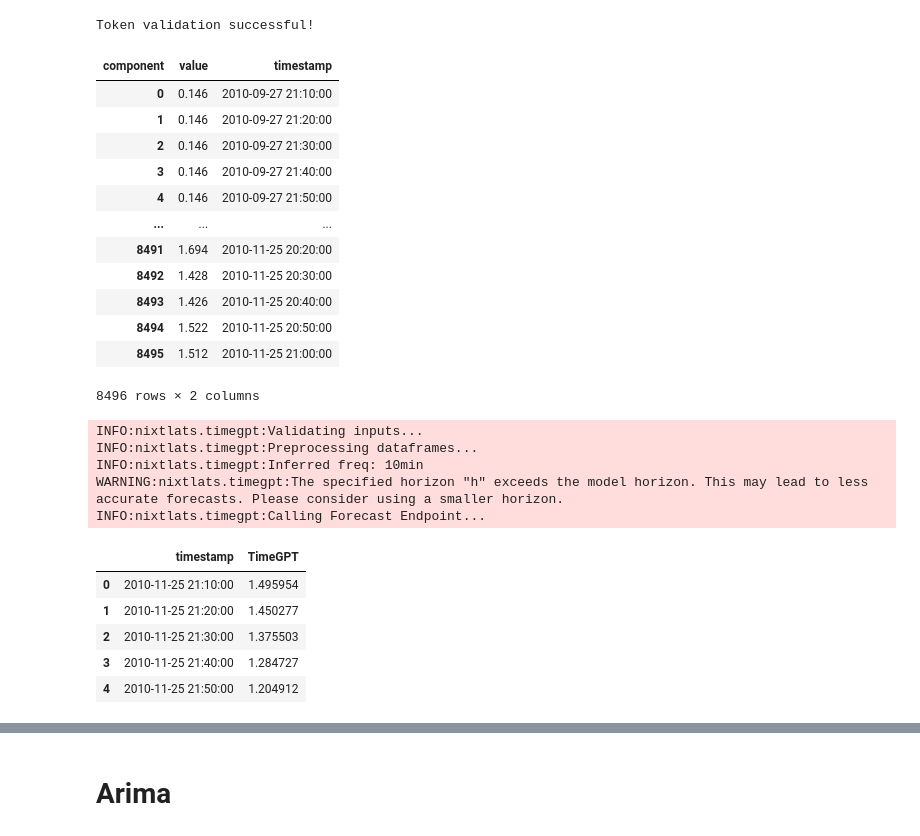
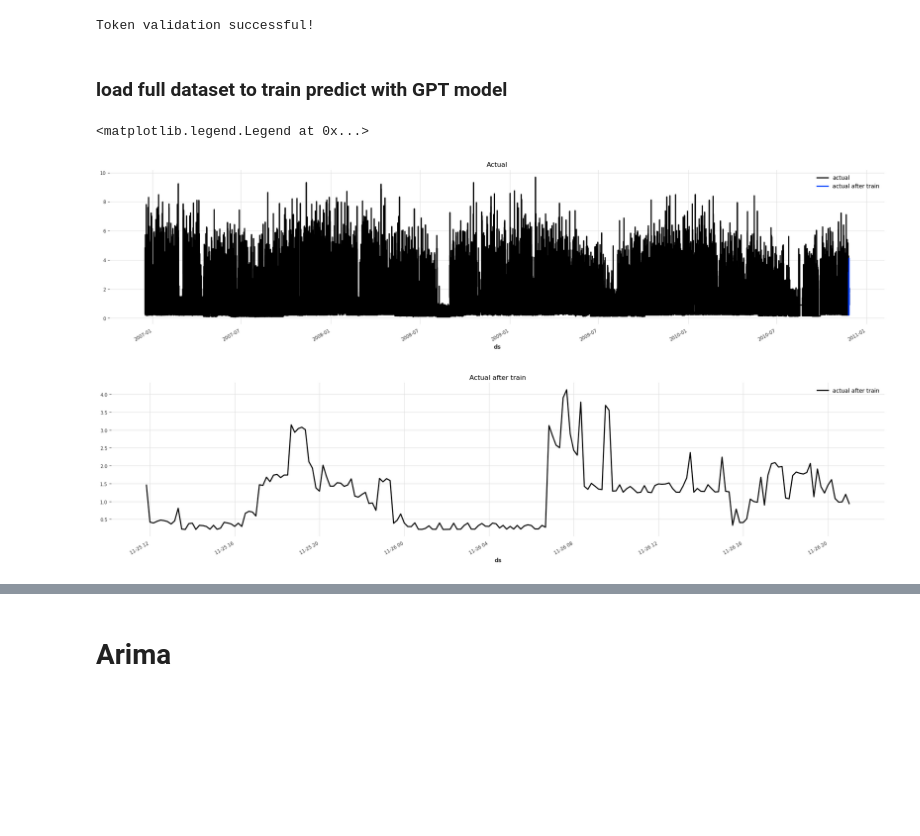
Before and after one commit to kosmydel/stock-timeseries-prediction, a Jupyter notebook: electricity.ipynb, the cells around one changed output, grey strips where cells are left out. Cells and saved outputs as stored; diff of their text form; code cells hidden in the pictures; blank space fills up the shorter version.

Commit message:
timeGPT experiments

```diff
--- a/electricity.ipynb
+++ b/electricity.ipynb
@@ -158,4 +174,29 @@ else:
 # %% [output]
 INFO:nixtlats.timegpt:Happy Forecasting! :), If you have questions or need support, please email ops@nixtla.io
 Token validation successful!
+# %% [markdown]
+### load full dataset to train predict with GPT model
+# %%
+series = TimeSeries.from_dataframe(df, time_col='ds', value_cols='Global_active_power', fill_missing_dates=True, freq=None)
+series = series.resample('10min', method='pad')
+
+train, val = series.split_after((len(series) - 200) / len(series))
+series_after_train = series.slice_intersect(val)
+# %%
+# plot the series and series_after_train
+plt.figure(figsize=(25,5))
+series.plot(label="actual")
+series_after_train.plot(label="actual after train")
+plt.title("Actual")
+plt.legend()
+
+# plot series_after_train
+plt.figure(figsize=(25,5))
+series_after_train.plot(label="actual after train")
+plt.title("Actual after train")
+plt.legend()
+# %% [output]
+<matplotlib.legend.Legend at 0x...>
+[figure, added]
+[figure, added]
 # %%
@@ -170,36 +212,3 @@ train_df = train_df.rename(columns={'Global_active_power': 'value'})
 
 # drop index
 train_df = train_df.reset_index(drop=True)
-# %%
-train_df
-# %% [output]
-| component | value | timestamp |
-| 0 | 0.146 | 2010-09-27 21:10:00 |
-| 1 | 0.146 | 2010-09-27 21:20:00 |
-| 2 | 0.146 | 2010-09-27 21:30:00 |
-| 3 | 0.146 | 2010-09-27 21:40:00 |
-| 4 | 0.146 | 2010-09-27 21:50:00 |
-| ... | ... | ... |
-| 8491 | 1.694 | 2010-11-25 20:20:00 |
-| 8492 | 1.428 | 2010-11-25 20:30:00 |
-| 8493 | 1.426 | 2010-11-25 20:40:00 |
-| 8494 | 1.522 | 2010-11-25 20:50:00 |
-| 8495 | 1.512 | 2010-11-25 21:00:00 |
-8496 rows × 2 columns
-# %%
-timegpt_fcst_df = timegpt.forecast(df=train_df, h=len(series_after_train), time_col='timestamp', target_col='value')
-# %% [output]
-INFO:nixtlats.timegpt:Validating inputs...
-INFO:nixtlats.timegpt:Preprocessing dataframes...
-INFO:nixtlats.timegpt:Inferred freq: 10min
-WARNING:nixtlats.timegpt:The specified horizon "h" exceeds the model horizon. This may lead to less accurate forecasts. Please consider using a smaller horizon.
-INFO:nixtlats.timegpt:Calling Forecast Endpoint...
-# %%
-timegpt_fcst_df.head()
-# %% [output]
-|  | timestamp | TimeGPT |
-| 0 | 2010-11-25 21:10:00 | 1.495954 |
-| 1 | 2010-11-25 21:20:00 | 1.450277 |
-| 2 | 2010-11-25 21:30:00 | 1.375503 |
-| 3 | 2010-11-25 21:40:00 | 1.284727 |
-| 4 | 2010-11-25 21:50:00 | 1.204912 |
```
Also changed, not shown: parts of 16 cells of this notebook, 14 other files.
